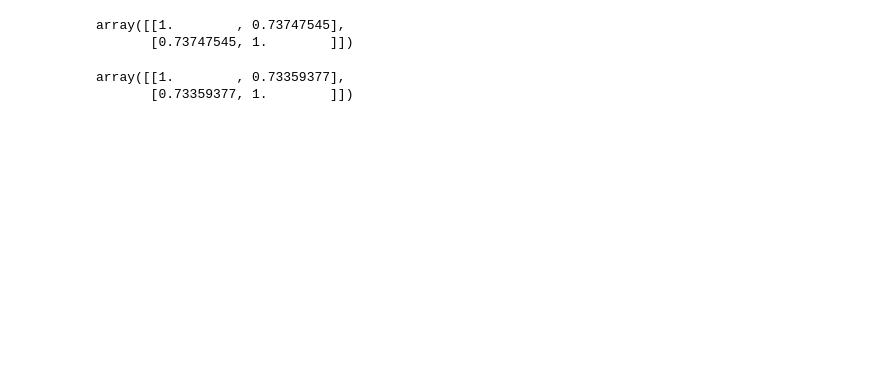
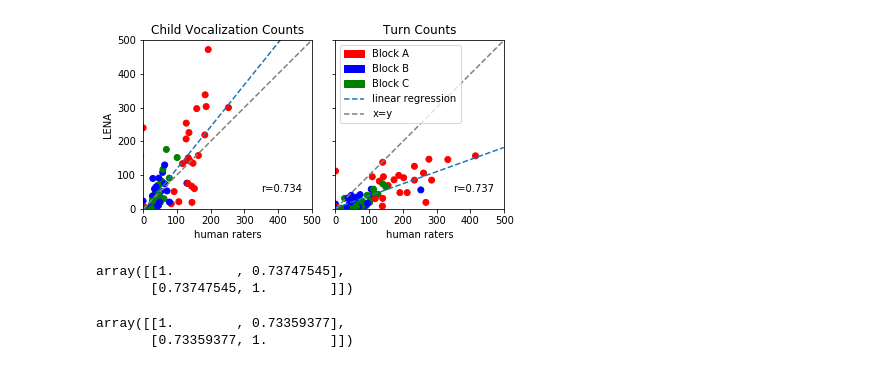
Before and after one commit to ChildMindInstitute/LENA-Brave-Buddies-Controlled-Play-Paradigm-analysis, a Jupyter notebook: CPP/LENA_vs_Human_Raters.ipynb, the cells around one changed output. Saved outputs shown, nothing was run; the diff lists cells and outputs as text; code cells hidden in the pictures; blank space fills up the shorter version.

```diff
--- a/CPP/LENA_vs_Human_Raters.ipynb
+++ b/CPP/LENA_vs_Human_Raters.ipynb
@@ -337,3 +349,89 @@ def agnosticize(pearson_encoding):
+# %%
+cvc = pearson_coder_format(human_ratings, LENA_ratings, "Child_Voc_Count", ursis)
+tc = pearson_coder_format(human_ratings, LENA_ratings, "Turn_Count", ursis)
+red_patch = mpatches.Patch(color='red', label='Block A')
+blue_patch = mpatches.Patch(color='blue', label='Block B')
+green_patch = mpatches.Patch(color='green', label='Block C')
+five_hundred = np.array(range(500))
+five_hundred = five_hundred.reshape(five_hundred.shape[0], 1)
+cvc_model = LinearRegression().fit(*[
+    x.reshape(x.shape[0], 1) for x in agnosticize(cvc)
+])
+turns_model = LinearRegression().fit(*[
+    x.reshape(x.shape[0], 1) for x in agnosticize(turns)
+])
+lr = mlines.Line2D(
+    five_hundred,
+    (five_hundred*cvc_model.coef_+cvc_model.intercept_).reshape(
+        five_hundred.shape[0],
+        1
+    ),
+    linestyle="dashed",
+    label="linear regression"
+)
+xy = mlines.Line2D(
+    five_hundred,
+    five_hundred,
+    color="grey",
+    linestyle="dashed",
+    label="x=y"
+)
+fig1, f1_axes = plt.subplots(ncols=2, nrows=1, sharey=True)
+for ursi in cvc:
+    x=cvc[ursi][0]
+    y=cvc[ursi][1]
+    f1_axes[0].scatter(x, y, c=['red', 'blue', 'green'])
+    tx=tc[ursi][0]
+    ty=tc[ursi][1]
+    f1_axes[1].scatter(tx, ty, c=['red', 'blue', 'green'])
+f1_axes[0].set_xlabel("human raters")
+f1_axes[0].set_ylabel("LENA")
+f1_axes[0].set_title("Child Vocalization Counts")
+f1_axes[0].set_xlim((0, 500))
+f1_axes[0].set_ylim((0, 500))
+f1_axes[0].plot(
+    five_hundred,
+    (five_hundred*cvc_model.coef_+cvc_model.intercept_).reshape(
+        five_hundred.shape[0],
+        1
+    ),
+    linestyle="dashed",
+    label="linear regression"
+)
+f1_axes[0].plot(
+    five_hundred,
+    five_hundred,
+    "grey",
+    linestyle="dashed"
+)
+f1_axes[0].set_aspect(1)
+f1_axes[0].plot(list(np.polynomial.Polynomial.fit(*agnosticize(cvc),1)))
+f1_axes[1].set_xlabel("human raters")
+f1_axes[1].set_title("Turn Counts")
+f1_axes[1].set_xlim((0, 500))
+f1_axes[1].set_ylim((0, 500))
+f1_axes[1].plot(
+    five_hundred,
+    (five_hundred*turns_model.coef_+turns_model.intercept_).reshape(
+        five_hundred.shape[0],
+        1
+    ),
+    linestyle="dashed"
+)
+f1_axes[1].plot(
+    five_hundred,
+    five_hundred,
+    "grey",
+    linestyle="dashed"
+)
+f1_axes[1].set_aspect(1)
+f1_axes[1].legend(handles=[red_patch, blue_patch, green_patch, lr, xy])
+f1_axes[0].text(350, 50, "r={0:.3f}".format(np.corrcoef(agnosticize(cvc))[1,0]))
+f1_axes[1].text(350, 50, "r={0:.3f}".format(np.corrcoef(agnosticize(turns))[1,0]))
+fig1.tight_layout()
+fig1.savefig("lines.png", dpi=600)
+# %% [output]
+[figure, added]
 # %%
 np.corrcoef(agnosticize(turns))
 # %% [output]
```
Also changed, not shown: parts of 3 cells of this notebook.
